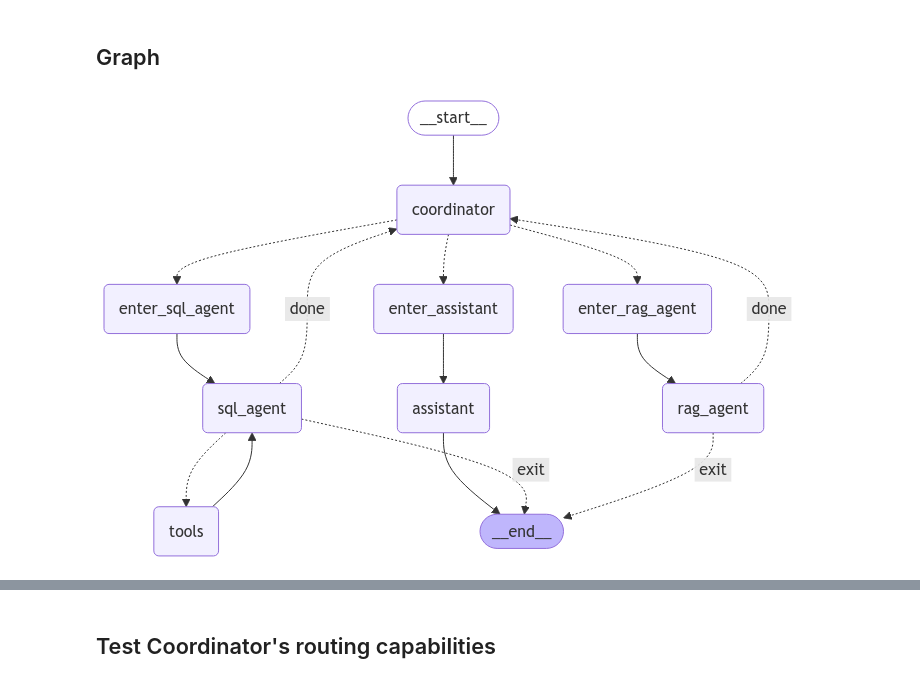
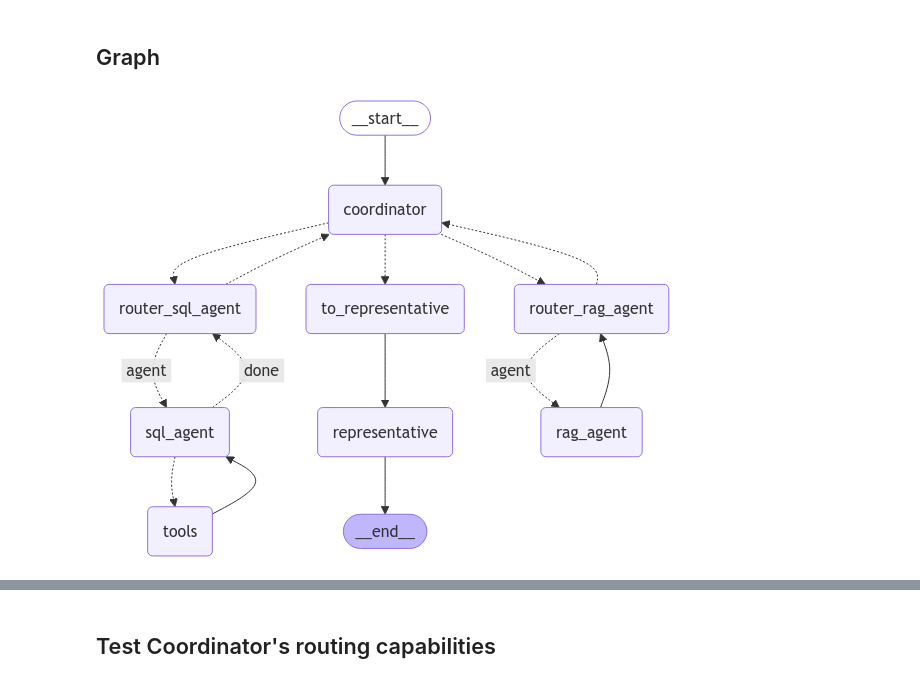
Before and after one commit to HassanAli101/RAG-Enterprise-Chatbot, a Jupyter notebook: sql_agent/sql_agent.ipynb, the cells around one changed output, grey strips where cells are left out. Cells and saved outputs as stored; diff of their text form; code cells hidden in the pictures.

```diff
--- a/sql_agent/sql_agent.ipynb
+++ b/sql_agent/sql_agent.ipynb
@@ -602,8 +616,8 @@ def sql_agent_node(state: State):
 # %%
-def general_assistant_node(state: State):
-    messages = [{"role": "system", "content": assistant_prompt}] + state["messages"]
+def representative_node(state: State):
+    messages = [{"role": "system", "content": representative_prompt}] + state["representative_memory"]
     response = llm.invoke(messages)
-    return {"messages": [response], "pending_tool_calls": [], "agent_responses": []} # flush the tool calls and agent responses
+    return {"messages": [response], "representative_memory": [response], "pending_tool_calls": [], "agent_responses": []} # flush the tool calls and agent rsponses
 # %% [markdown]
 ## Coordinator
 # %%
@@ -684,19 +698,49 @@ def route_coordinator(
 # %% [markdown]
 ## Graph
 # %%
-def create_entry_node(assistant_name: str) -> Callable:
+def create_entry_node(assistant_name: str, flow: Literal["one_way", "two_way"]) -> Callable:
     def entry_node(state: State) -> dict:
         tool_call_id = state["messages"][-1].tool_calls[0]["id"]
         response= {
             "messages": [
                 ToolMessage(
-                    content=f"The assistant is now the {assistant_name}. Do not mention who you are - just act as the proxy for the assistant.",
+                    content=f"Passing dialog control to the {assistant_name}.",
                     tool_call_id=tool_call_id,
                 )
             ]
         }
         return response
-    return entry_node
+    def entry_exit_node(state: State) -> dict:
+        last_message = state["messages"][-1]
+        # if not isinstance(last_message, AIMessage):
+        #     raise TypeError(f"Expected AIMessage, got {type(last_message)}")
+        if last_message.tool_calls:
+            tool_call_id = last_message.tool_calls[0]["id"]
+            response = {
+                "messages": [
+                    ToolMessage(
+                        content=f"Passing dialog control to the {assistant_name}.",
+                        tool_call_id=tool_call_id,
+                    )
+                ],
+                "representative_memory": [
+                    AIMessage(
+                        content=f"Query for {assistant_name}: {last_message.tool_calls[0]['args']['query']}",
+                    )
+                ],
+            }
+        else: # add final output from the agent to the assistant memory
+            last_message.content = f"Response from {assistant_name}: {last_message.content}"
+            # print("DEBUG:")
+            # last_message.pretty_print()
+            response = {
+                "representative_memory": [last_message],
+            }
+        return response
+    if flow == "one_way":
+        return entry_node
+    elif flow == "two_way":
+        return entry_exit_node
 
 def handle_tool_error(state) -> dict:
     error = state.get("error")
@@ -717,59 +761,63 @@ def create_tool_node_with_fallback(tools: list) -> dict:
     )
 
 
-def pending_tool_calls(state: State) -> Literal["tools", "done", "exit"]:
+def pending_tool_calls(state: State) -> Literal["tools", "done"]:
     last_message = state["messages"][-1]
     if not isinstance(last_message, AIMessage):
         raise TypeError(f"Expected AIMessage, got {type(last_message)}")
     if last_message.tool_calls:
         return "tools"
-    if state["pending_tool_calls"] or state["agent_responses"]:
-        return "done"
-    return "exit"
+    return "done"
+
+def route_agent(state: State) -> Literal["agent", "coordinator"]:
+    last_message = state["messages"][-1]
+    if isinstance(last_message, ToolMessage):
+        return "agent"
+    return "coordinator"
 
 graph = StateGraph(State)
 
 graph.add_node("coordinator", coordinator_node)
-graph.add_node("assistant", general_assistant_node)
+graph.add_node("representative", representative_node)
 graph.add_node("sql_agent", sql_agent_node)
 graph.add_node("rag_agent", customer_rag_node)
 graph.add_node("tools", create_tool_node_with_fallback(list(tools.values())))
-graph.add_node("enter_sql_agent", create_entry_node("SQL Agent"))
-graph.add_node("enter_rag_agent", create_entry_node("Customer RAG Agent"))
-graph.add_node("enter_assistant", create_entry_node("General Assistant"))
-# graph.add_node("parallel_tools", handle_parallel_tools)
+graph.add_node("router_sql_agent", create_entry_node("SQL Agent", flow="two_way"))
+graph.add_node("router_rag_agent", create_entry_node("Customer RAG Agent", flow="two_way"))
+graph.add_node("to_representative", create_entry_node("Customer Service Representative", flow="one_way"))
 
 graph.add_edge(START, "coordinator")
 graph.add_conditional_edges(
     "coordinator",
     route_coordinator,
     [
-        "enter_sql_agent",
-        "enter_rag_agent",
-        "enter_assistant",
-        # "parallel_tools",
-        # "coordinator"
+        "router_sql_agent",
+        "router_rag_agent",
+        "to_representative",
     ],
 )
-# graph.add_edge("parallel_tools", "coordinator")
-graph.add_edge("enter_sql_agent", "sql_agent")
-graph.add_edge("enter_rag_agent", "rag_agent")
-graph.add_edge("enter_assistant", "assistant")
+# graph.add_edge("router_sql_agent", "sql_agent")
+# graph.add_edge("router_rag_agent", "rag_agent")
 graph.add_conditional_edges(
-    "sql_agent", pending_tool_calls, {"tools": "tools", "done": "coordinator", "exit": END}
+    "router_sql_agent", route_agent, {"agent": "sql_agent", "coordinator": "coordinator"}
 )
 graph.add_conditional_edges(
-    "rag_agent", pending_tool_calls, {"done": "coordinator", "exit": END}
+    "router_rag_agent", route_agent, {"agent": "rag_agent", "coordinator": "coordinator"}
+)
+graph.add_conditional_edges(
+    "sql_agent", pending_tool_calls, {"tools": "tools", "done": "router_sql_agent"}
 )
 graph.add_edge("tools", "sql_agent")
-graph.add_edge("assistant", END)
+graph.add_edge("rag_agent", "router_rag_agent")
+graph.add_edge("to_representative", "representative")
+graph.add_edge("representative", END)
 
 memory = MemorySaver()
 graph = graph.compile(checkpointer=memory)#, interrupt_after=["parallel_tools"])
 
 display(Image(graph.get_graph(xray=1).draw_mermaid_png()))
 # %% [output]
-[figure, old version]
+[figure, new version]
 # %%
 config = {"configurable": {"thread_id": "1"}}
 
```
Also changed, not shown: parts of 7 cells of this notebook.
